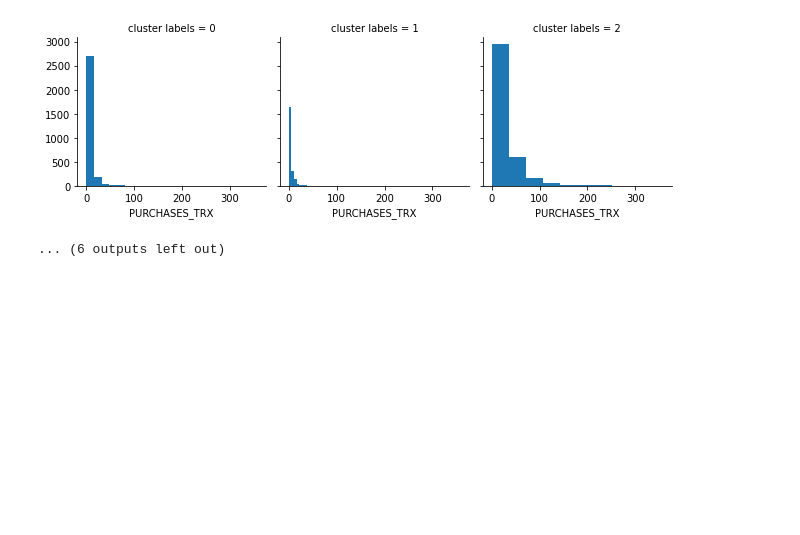
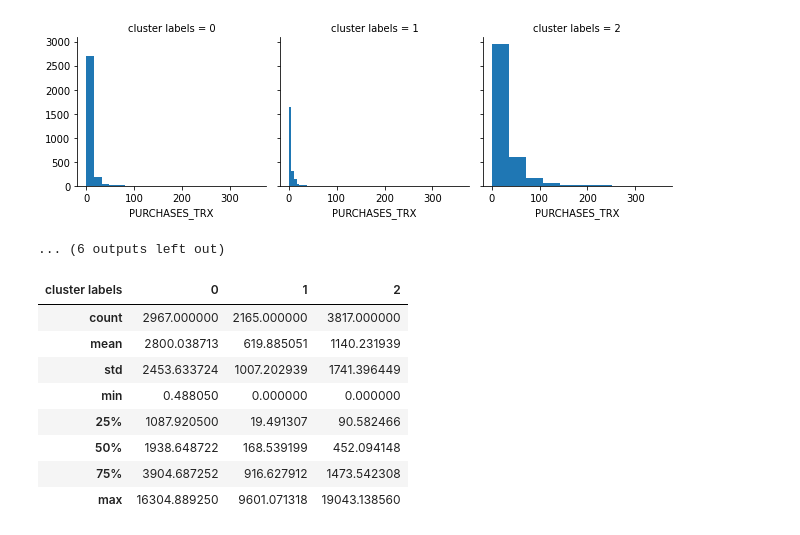
Before and after one commit to AntonioMoralCevallos/BA820-GroupProject, a Jupyter notebook: EDA_Antonio.ipynb, the cells around one changed output. Drawn from its saved outputs; the diff is of its cells as text; code cells hidden in the pictures; blank space fills up the shorter version.

Commit message:
Update EDA_Antonio.ipynb
Added analysis of clusters to the end of the notebook.

```diff
--- a/EDA_Antonio.ipynb
+++ b/EDA_Antonio.ipynb
@@ -221,3 +221,16 @@ for c in data:
 [figure]
 [figure]
 ... (6 outputs left out)
+# %%
+### Cluster analysis
+data.groupby('cluster labels').BALANCE.describe().T
+# %% [output]
+| cluster labels | 0 | 1 | 2 |
+| count | 2967.000000 | 2165.000000 | 3817.000000 |
+| mean | 2800.038713 | 619.885051 | 1140.231939 |
+| std | 2453.633724 | 1007.202939 | 1741.396449 |
+| min | 0.488050 | 0.000000 | 0.000000 |
+| 25% | 1087.920500 | 19.491307 | 90.582466 |
+| 50% | 1938.648722 | 168.539199 | 452.094148 |
+| 75% | 3904.687252 | 916.627912 | 1473.542308 |
+| max | 16304.889250 | 9601.071318 | 19043.138560 |
```
Also changed, not shown: parts of 16 cells of this notebook.
